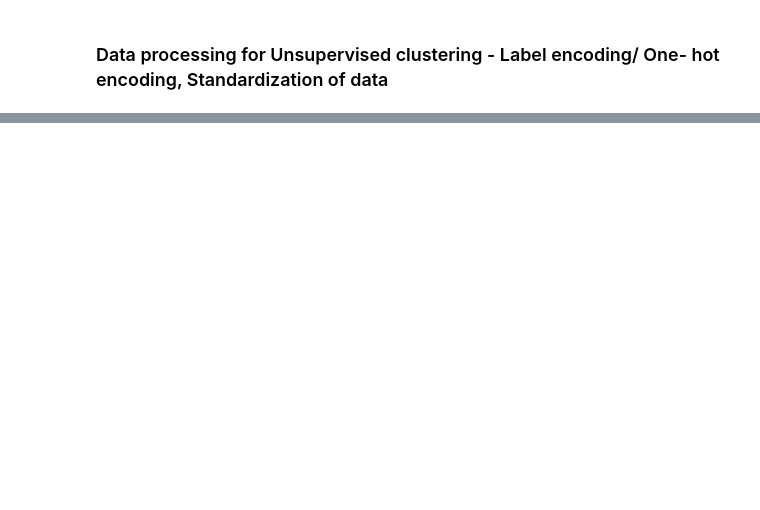
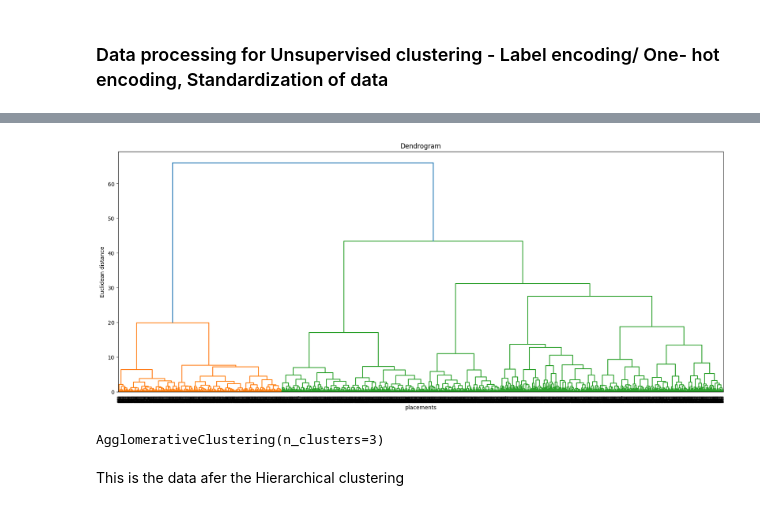
Before and after one commit to mayankbrn/9.12_Clustering_learners, a Jupyter notebook: Clustering_learners.ipynb, the cells around one changed output, grey strips where cells are left out. Saved outputs shown, nothing was run; the diff lists cells and outputs as text; code cells hidden in the pictures; blank space fills up the shorter version.

```diff
--- a/Clustering_learners.ipynb
+++ b/Clustering_learners.ipynb
@@ -1224,0 +1762,3 @@ dtype: int64
+# %%
+data_frac=data_new.sample(frac=0.05)
+#the most we could do without crashing
@@ -1224,0 +1769,2 @@ dtype: int64
+# %%
+data_frac.drop('kmeans label', axis = 1, inplace = True)
@@ -1224,0 +1788,20 @@ dtype: int64
+# %%
+# Visual representation of the clusters using the dendodram
+from scipy.cluster import hierarchy as sch
+
+plt.figure(figsize = (20, 8))
+dendrogram = sch.dendrogram(sch.linkage(data_frac, method = 'ward'))
+plt.title('Dendrogram')
+plt.xlabel('placements')
+plt.ylabel('Euclidean distance')
+plt.show()
+# %% [output]
+[figure, added]
+# %%
+from sklearn.cluster import AgglomerativeClustering
+model = AgglomerativeClustering(n_clusters = 3, metric = 'euclidean', linkage = 'ward')
+model.fit(data_frac)
+# %% [output]
+AgglomerativeClustering(n_clusters=3)
+# %% [markdown]
+This is the data afer the Hierarchical clustering
```
Also changed, not shown: parts of 77 cells of this notebook.
